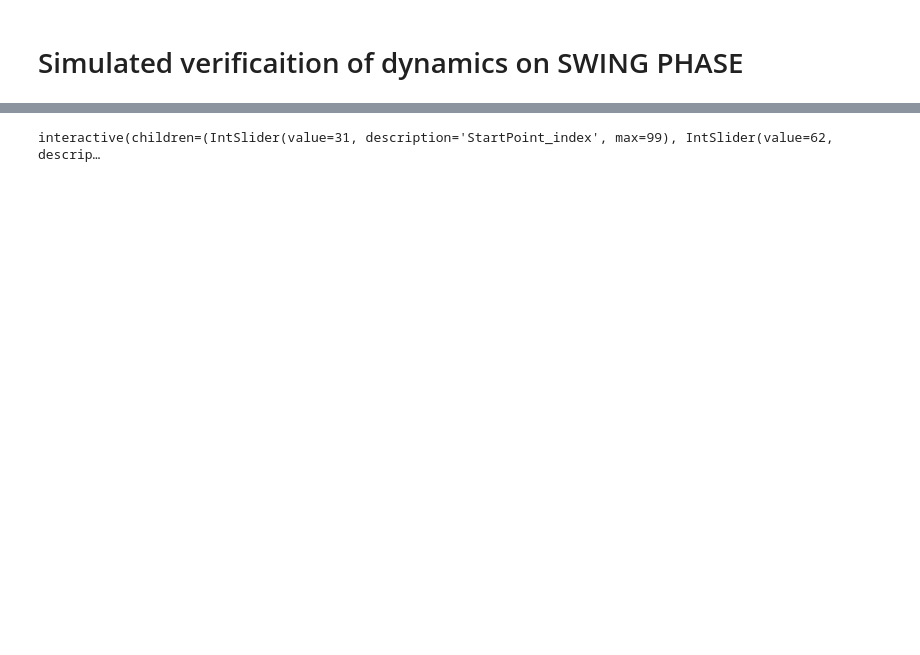
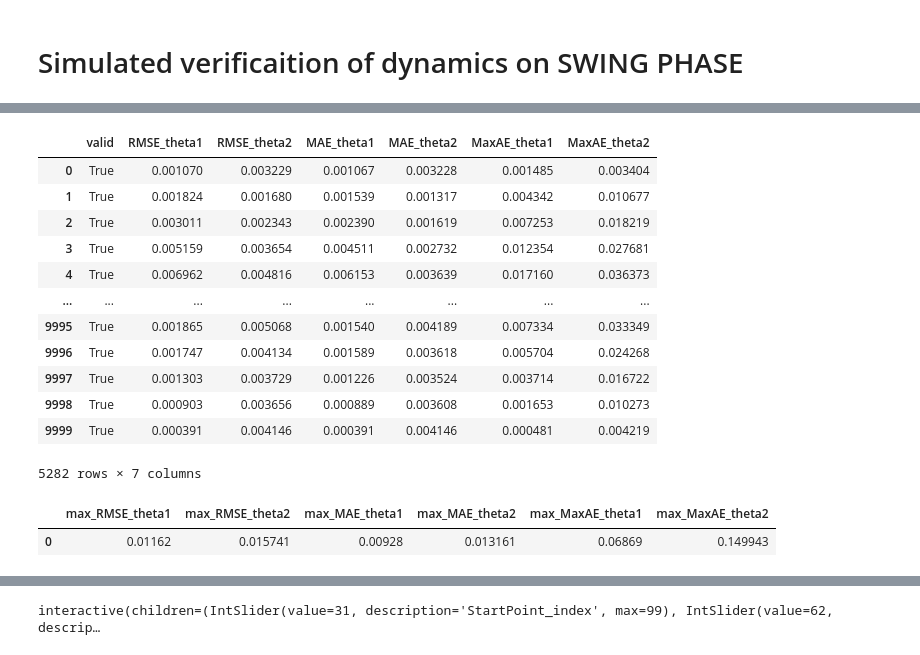
Before and after one commit to fly-pigTH/EquiMus, a Jupyter notebook: src/simulated_verify/dynamic/swing_analysis.ipynb, the cells around one changed output, grey strips where cells are left out. Drawn from its saved outputs; the diff is of its cells as text; code cells hidden in the pictures; blank space fills up the shorter version.

```diff
--- a/src/simulated_verify/dynamic/swing_analysis.ipynb
+++ b/src/simulated_verify/dynamic/swing_analysis.ipynb
@@ -127 +145,43 @@ plt.scatter(*StartPointArray[0])
+# %%
+# Load saved data and analysis
+swing_error_list = pd.read_csv('data/swing_error_list.csv')
+swing_error_valid = swing_error_list.query('valid==True')
+swing_error_valid       # 5283 experiments data is valid
+# %% [output]
+|  | valid | RMSE_theta1 | RMSE_theta2 | MAE_theta1 | MAE_theta2 | MaxAE_theta1 | MaxAE_theta2 |
+| 0 | True | 0.001070 | 0.003229 | 0.001067 | 0.003228 | 0.001485 | 0.003404 |
+| 1 | True | 0.001824 | 0.001680 | 0.001539 | 0.001317 | 0.004342 | 0.010677 |
+| 2 | True | 0.003011 | 0.002343 | 0.002390 | 0.001619 | 0.007253 | 0.018219 |
+| 3 | True | 0.005159 | 0.003654 | 0.004511 | 0.002732 | 0.012354 | 0.027681 |
+| 4 | True | 0.006962 | 0.004816 | 0.006153 | 0.003639 | 0.017160 | 0.036373 |
+| ... | ... | ... | ... | ... | ... | ... | ... |
+| 9995 | True | 0.001865 | 0.005068 | 0.001540 | 0.004189 | 0.007334 | 0.033349 |
+| 9996 | True | 0.001747 | 0.004134 | 0.001589 | 0.003618 | 0.005704 | 0.024268 |
+| 9997 | True | 0.001303 | 0.003729 | 0.001226 | 0.003524 | 0.003714 | 0.016722 |
+| 9998 | True | 0.000903 | 0.003656 | 0.000889 | 0.003608 | 0.001653 | 0.010273 |
+| 9999 | True | 0.000391 | 0.004146 | 0.000391 | 0.004146 | 0.000481 | 0.004219 |
+5282 rows × 7 columns
+# %%
+# Summary
+max_RMSE_theta1 = swing_error_valid['RMSE_theta1'].max()
+max_RMSE_theta2 = swing_error_valid['RMSE_theta2'].max()
+max_MAE_theta1 = swing_error_valid['MAE_theta1'].max()
+max_MAE_theta2 = swing_error_valid['MAE_theta2'].max()
+max_MaxAE_theta1 = swing_error_valid['MaxAE_theta1'].max()
+max_MaxAE_theta2 = swing_error_valid['MaxAE_theta2'].max()
+# save to error_summary file
+error_summary = {
+  'max_RMSE_theta1': max_RMSE_theta1,
+  'max_RMSE_theta2': max_RMSE_theta2,
+  'max_MAE_theta1': max_MAE_theta1,
+  'max_MAE_theta2': max_MAE_theta2,
+  'max_MaxAE_theta1': max_MaxAE_theta1,
+  'max_MaxAE_theta2': max_MaxAE_theta2
+}
+error_summary = pd.DataFrame(error_summary, index=[0])
+error_summary.to_csv('data/swing_error_summary.csv', index=False)
+error_summary
+# %% [output]
+|  | max_RMSE_theta1 | max_RMSE_theta2 | max_MAE_theta1 | max_MAE_theta2 | max_MaxAE_theta1 | max_MaxAE_theta2 |
+| 0 | 0.01162 | 0.015741 | 0.00928 | 0.013161 | 0.06869 | 0.149943 |
 # %%
```
Also changed, not shown: parts of 22 cells of this notebook, 3 other files.
